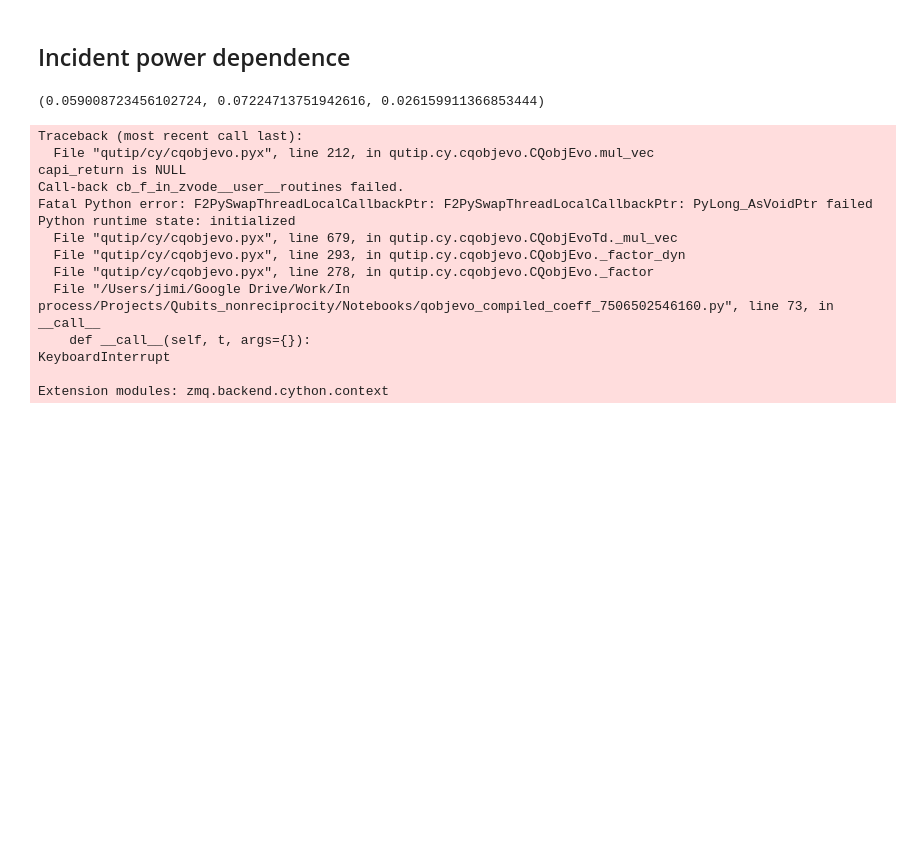
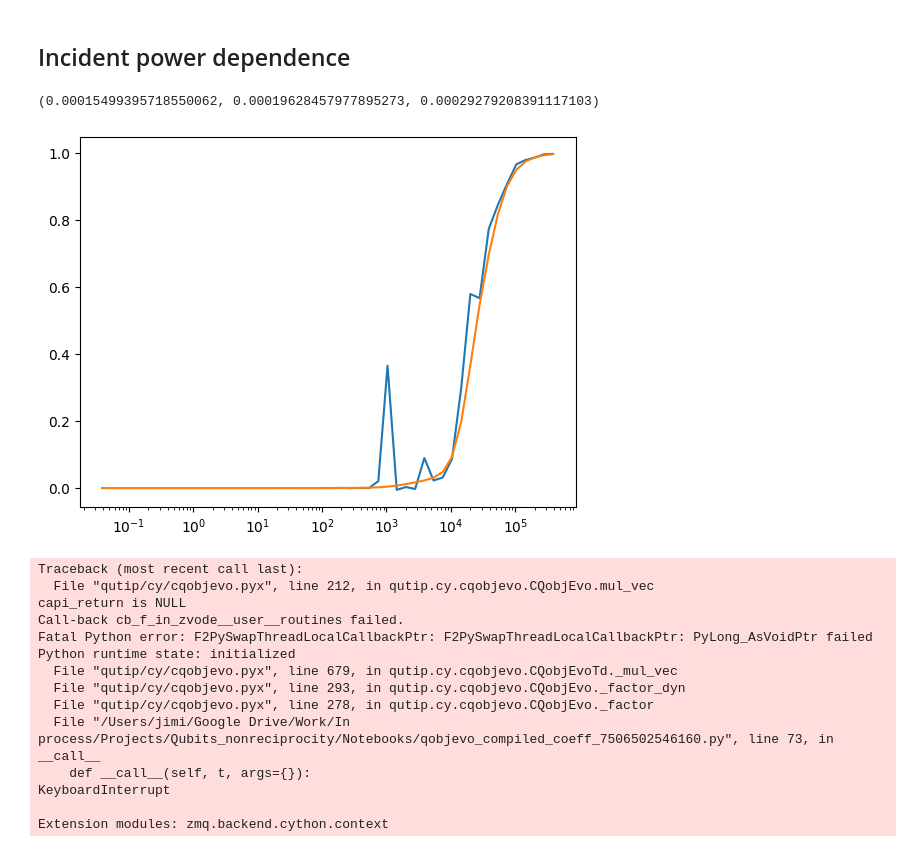
Before and after one commit to venichka/qubits_nonreciprocity, a Jupyter notebook: Notebooks/two_transmons_nonreciprocity.ipynb, the cells around one changed output. Saved outputs shown, nothing was run; the diff lists cells and outputs as text; code cells hidden in the pictures; blank space fills up the shorter version.

```diff
--- a/Notebooks/two_transmons_nonreciprocity.ipynb
+++ b/Notebooks/two_transmons_nonreciprocity.ipynb
@@ -1062,9 +1062,16 @@ def transmission_power_dependence_time_dependent(a_in, L_j1, L_j2, direction: st
                   rho_ss) / np.abs(a_inc[direction])**2), np.real((rho_ss * rho_D).tr()), np.real((rho_ss * rho_B).tr())  # intensity transmission
     # return np.abs(qt.expect(out_ops[direction], rho_ss) / a_inc[direction])**2, (rho_ss * rho_D).tr(), (rho_ss * rho_B).tr()
 # %%
-transmission_power_dependence(1*a_mag, 3.31e-9, 3.3e-9, direction='L')
+transmission_power_dependence(0.1*a_mag, 3.3e-9, 3.3e-9, direction='L')
 # %% [output]
-(0.059008723456102724, 0.07224713751942616, 0.026159911366853444)
+(0.00015499395718550062, 0.00019628457977895273, 0.00029279208391117103)
+# %%
+fig00, ax = plt.subplots(1,1)
+ax.plot(a_inc_list, [transmission_power_dependence(i, 3.3e-9, 3.3e-9, direction='L')[0] for i in a_inc_list])
+ax.plot(a_inc_list, [transmission_power_dependence(i, 3.31e-9, 3.3e-9, direction='R')[0] for i in a_inc_list])
+ax.set_xscale("log")
+# %% [output]
+[figure, added]
 # %%
 transmission_power_dependence_time_dependent(1*a_mag, 3.31e-9, 3.3e-9, direction='L')
 # %% [output]
```
Also changed, not shown: parts of 2 cells of this notebook, 5 other files.
